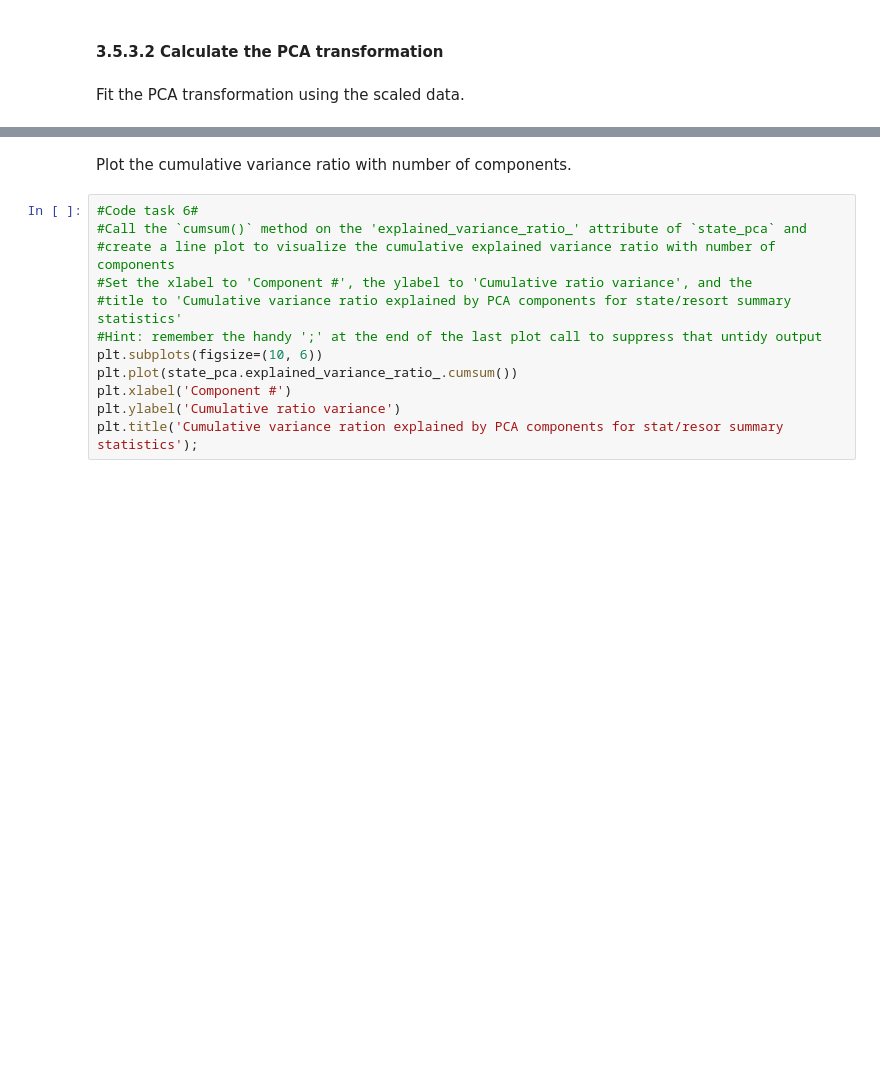
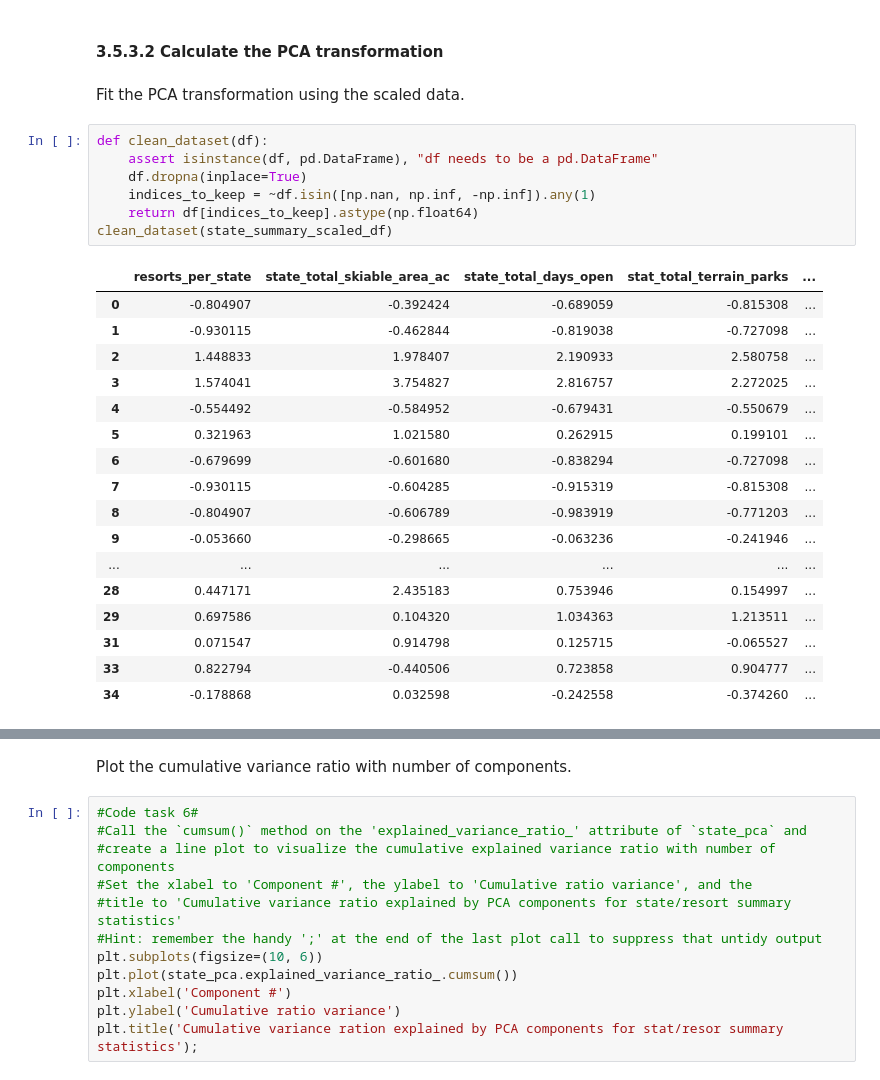
Before and after one commit to JonHaz/DataScienceGuidedCapstone, a Jupyter notebook: Notebooks/03_exploratory_data_analysis.ipynb, the cells around one changed output, grey strips where cells are left out. Cells and saved outputs as stored; diff of their text form; blank space fills up the shorter version.

```diff
--- a/Notebooks/03_exploratory_data_analysis.ipynb
+++ b/Notebooks/03_exploratory_data_analysis.ipynb
@@ -315,5 +394,30 @@ There! Now it agrees with `scale()` and our expectation. This just goes to show
 #### 3.5.3.2 Calculate the PCA transformation<a id='3.5.3.2_Calculate_the_PCA_transformation'></a>
 # %% [markdown]
 Fit the PCA transformation using the scaled data.
+# %%
+def clean_dataset(df):
+    assert isinstance(df, pd.DataFrame), "df needs to be a pd.DataFrame"
+    df.dropna(inplace=True)
+    indices_to_keep = ~df.isin([np.nan, np.inf, -np.inf]).any(1)
+    return df[indices_to_keep].astype(np.float64)
+clean_dataset(state_summary_scaled_df)
+# %% [output]
+|  | resorts_per_state | state_total_skiable_area_ac | state_total_days_open | stat_total_terrain_parks | ... |
+| 0 | -0.804907 | -0.392424 | -0.689059 | -0.815308 | ... |
+| 1 | -0.930115 | -0.462844 | -0.819038 | -0.727098 | ... |
+| 2 | 1.448833 | 1.978407 | 2.190933 | 2.580758 | ... |
+| 3 | 1.574041 | 3.754827 | 2.816757 | 2.272025 | ... |
+| 4 | -0.554492 | -0.584952 | -0.679431 | -0.550679 | ... |
+| 5 | 0.321963 | 1.021580 | 0.262915 | 0.199101 | ... |
+| 6 | -0.679699 | -0.601680 | -0.838294 | -0.727098 | ... |
+| 7 | -0.930115 | -0.604285 | -0.915319 | -0.815308 | ... |
+| 8 | -0.804907 | -0.606789 | -0.983919 | -0.771203 | ... |
+| 9 | -0.053660 | -0.298665 | -0.063236 | -0.241946 | ... |
+| ... | ... | ... | ... | ... | ... |
+| 28 | 0.447171 | 2.435183 | 0.753946 | 0.154997 | ... |
+| 29 | 0.697586 | 0.104320 | 1.034363 | 1.213511 | ... |
+| 31 | 0.071547 | 0.914798 | 0.125715 | -0.065527 | ... |
+| 33 | 0.822794 | -0.440506 | 0.723858 | 0.904777 | ... |
+| 34 | -0.178868 | 0.032598 | -0.242558 | -0.374260 | ... |
 # %%
 state_pca = PCA().fit(state_summary_scale)
```
Also changed, not shown: parts of 48 cells of this notebook, 2 other files.
